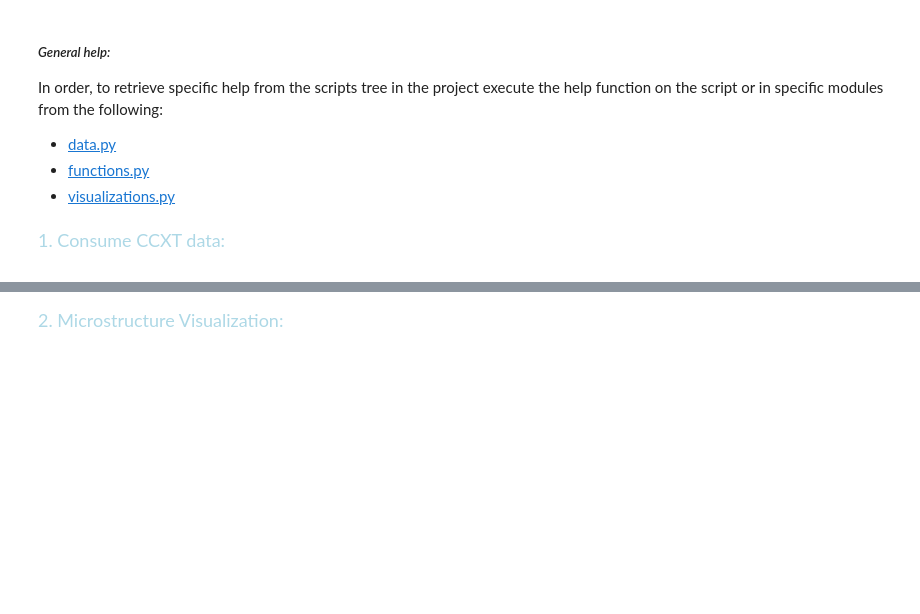
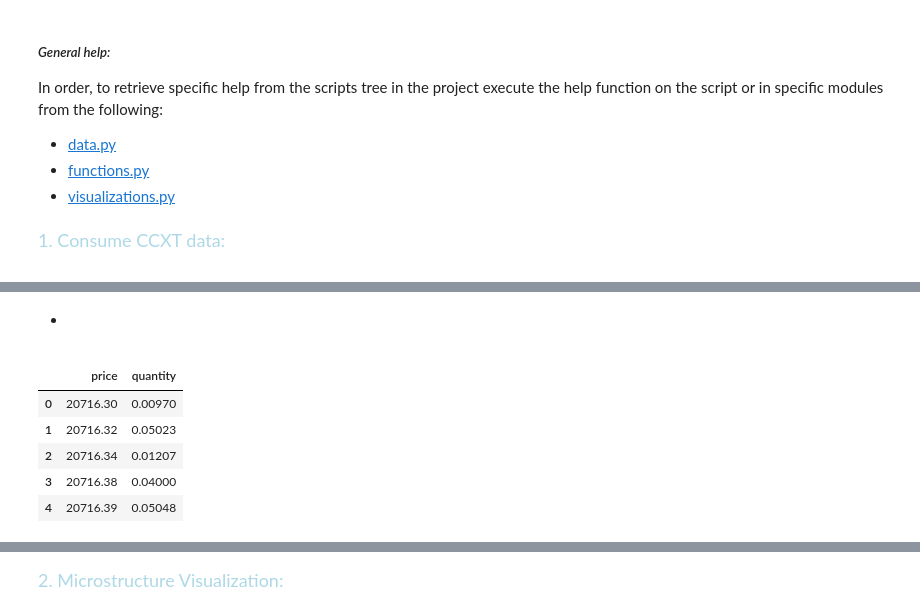
Before and after one commit to EstebanMqz/Microstructure-Visualization-Modelling, a Jupyter notebook: notebook.ipynb, the cells around one changed output, grey strips where cells are left out. Saved outputs shown, nothing was run; the diff lists cells and outputs as text; code cells hidden in the pictures; blank space fills up the shorter version.

```diff
--- a/notebook.ipynb
+++ b/notebook.ipynb
@@ -121,0 +140,14 @@ f_leer_archivo(param_archivo)
+# %% [markdown]
++ <font color= white> <font size = 2> *Asks*: </font>
+
+
+<font color= gray>
+# %%
+bi_btc_ob_ask.head()
+# %% [output]
+|  | price | quantity |
+| 0 | 20716.30 | 0.00970 |
+| 1 | 20716.32 | 0.05023 |
+| 2 | 20716.34 | 0.01207 |
+| 3 | 20716.38 | 0.04000 |
+| 4 | 20716.39 | 0.05048 |
```
Also changed, not shown: parts of 14 cells of this notebook, 1 other file.
